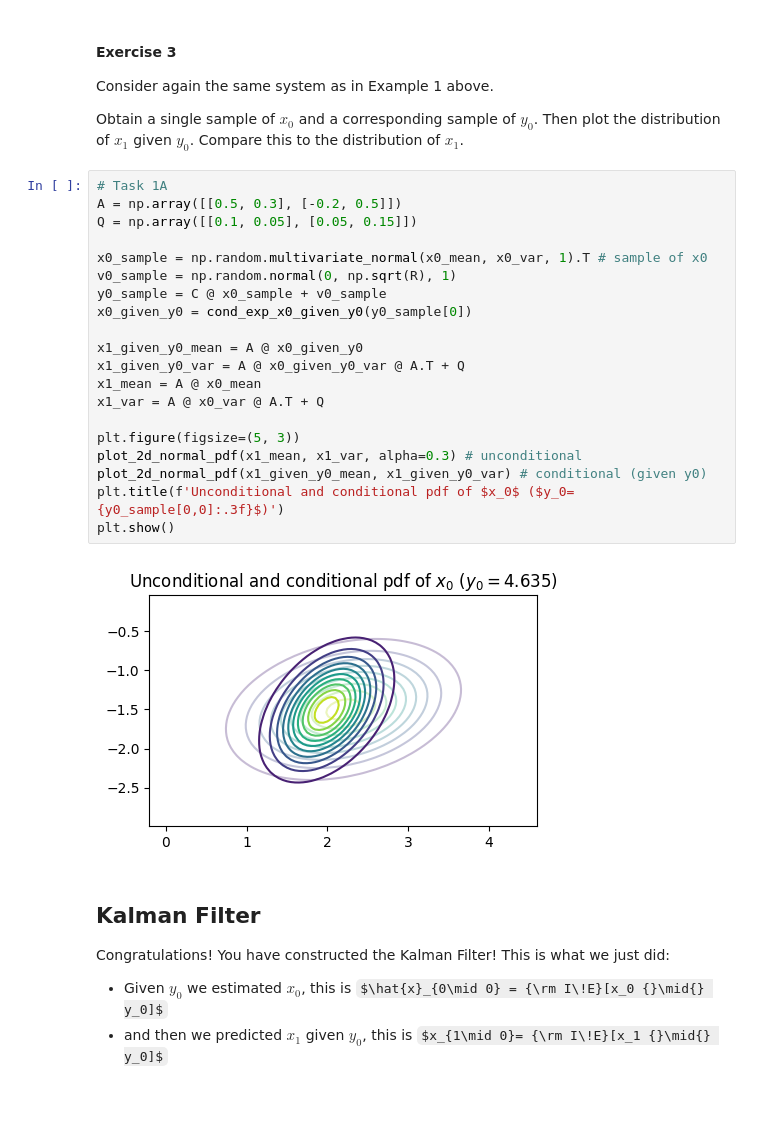
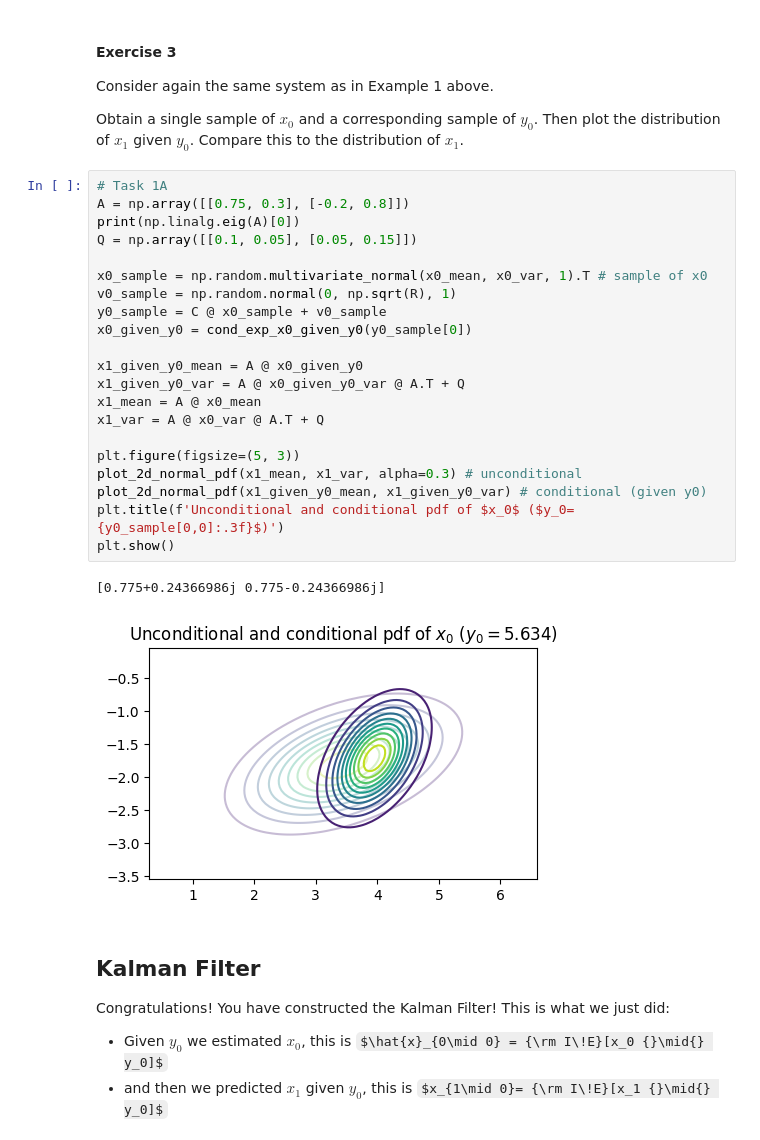
Before and after one commit to Gijinkstra/EstimationTheoryNotebooks, a Jupyter notebook: kalman/2_kalman_basic.ipynb, the cells around one changed output. Drawn from its saved outputs; the diff is of its cells as text; some formulas as TeX source; blank space fills up the shorter version.

```diff
--- a/kalman/2_kalman_basic.ipynb
+++ b/kalman/2_kalman_basic.ipynb
@@ -206,26 +206,28 @@ Consider again the same system as in Example 1 above.
 Obtain a single sample of $x_0$ and a corresponding sample of $y_0$. Then plot the distribution of $x_1$ given $y_0$. Compare this to the distribution of $x_1$.
 # %%
 # Task 1A
-A = np.array([[0.5, 0.3], [-0.2, 0.5]])
+A = np.array([[0.75, 0.3], [-0.2, 0.8]])
+print(np.linalg.eig(A)[0])
 Q = np.array([[0.1, 0.05], [0.05, 0.15]])
 
 x0_sample = np.random.multivariate_normal(x0_mean, x0_var, 1).T # sample of x0
 v0_sample = np.random.normal(0, np.sqrt(R), 1)
 y0_sample = C @ x0_sample + v0_sample
 x0_given_y0 = cond_exp_x0_given_y0(y0_sample[0])
 
 x1_given_y0_mean = A @ x0_given_y0
 x1_given_y0_var = A @ x0_given_y0_var @ A.T + Q
 x1_mean = A @ x0_mean
 x1_var = A @ x0_var @ A.T + Q
 
 plt.figure(figsize=(5, 3))
 plot_2d_normal_pdf(x1_mean, x1_var, alpha=0.3) # unconditional
 plot_2d_normal_pdf(x1_given_y0_mean, x1_given_y0_var) # conditional (given y0)
 plt.title(f'Unconditional and conditional pdf of $x_0$ ($y_0={y0_sample[0,0]:.3f}$)')
 plt.show()
 # %% [output]
+[0.775+0.24366986j 0.775-0.24366986j]
-[figure, old version]
+[figure, new version]
 # %% [markdown]
 ## Kalman Filter
 
```
Also changed, not shown: parts of 5 cells of this notebook, 2 other files.
